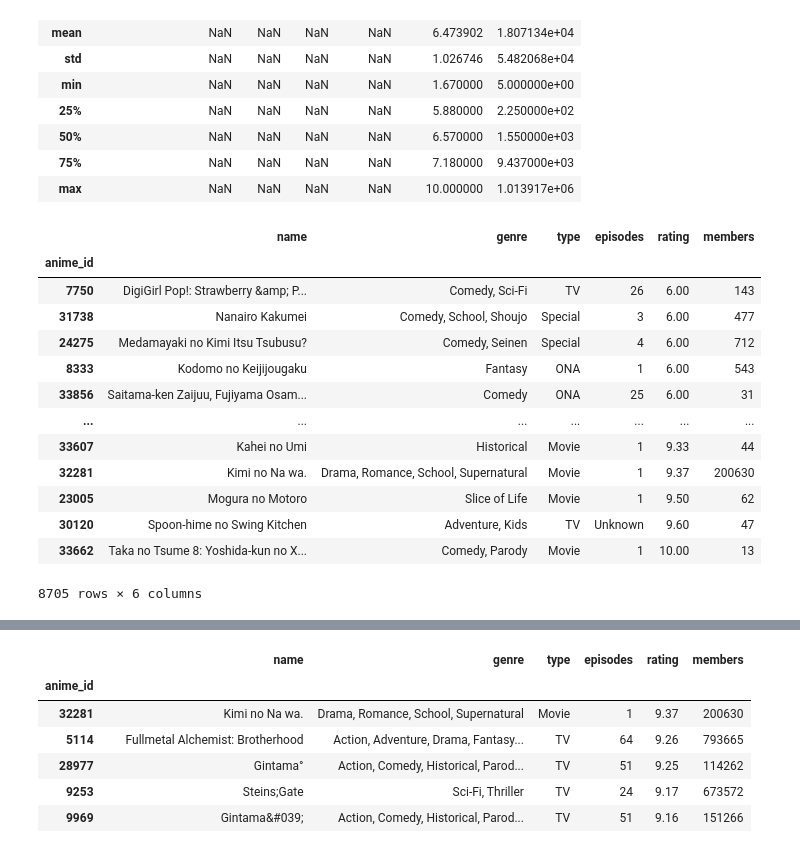
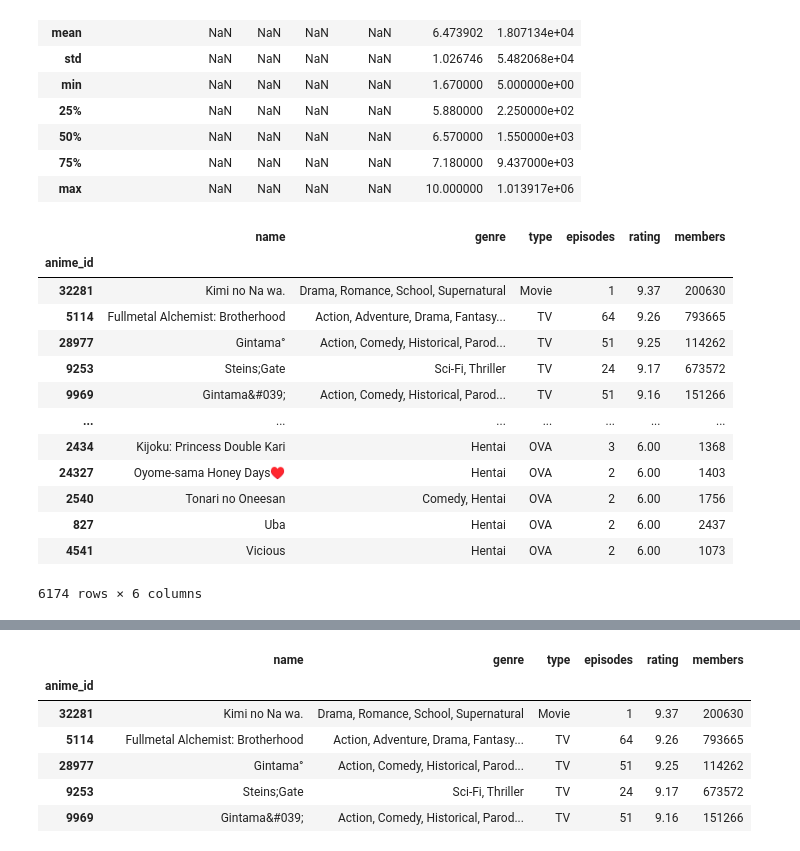
Before and after one commit to ErnestaTum/-Python_mokymai, a Jupyter notebook: baigiamasis_darbas.ipynb, the cells around one changed output, grey strips where cells are left out. Drawn from its saved outputs; the diff is of its cells as text; code cells hidden in the pictures.

```diff
--- a/baigiamasis_darbas.ipynb
+++ b/baigiamasis_darbas.ipynb
@@ -45,20 +45,21 @@ df.describe( include = "all" )
 | 75% | NaN | NaN | NaN | NaN | 7.180000 | 9.437000e+03 |
 | max | NaN | NaN | NaN | NaN | 10.000000 | 1.013917e+06 |
 # %%
-df = df[df["rating"]>=6].sort_values("rating")
+df = df[df["rating"]>=6 & (df["members"]>1000)]
+
 df
 # %% [output]
 |  | name | genre | type | episodes | rating | members |
 | anime_id |  |  |  |  |  |  |
-| 7750 | DigiGirl Pop!: Strawberry &amp; P... | Comedy, Sci-Fi | TV | 26 | 6.00 | 143 |
-| 31738 | Nanairo Kakumei | Comedy, School, Shoujo | Special | 3 | 6.00 | 477 |
-| 24275 | Medamayaki no Kimi Itsu Tsubusu? | Comedy, Seinen | Special | 4 | 6.00 | 712 |
-| 8333 | Kodomo no Keijijougaku | Fantasy | ONA | 1 | 6.00 | 543 |
-| 33856 | Saitama-ken Zaijuu, Fujiyama Osam... | Comedy | ONA | 25 | 6.00 | 31 |
+| 32281 | Kimi no Na wa. | Drama, Romance, School, Supernatural | Movie | 1 | 9.37 | 200630 |
+| 5114 | Fullmetal Alchemist: Brotherhood | Action, Adventure, Drama, Fantasy... | TV | 64 | 9.26 | 793665 |
+| 28977 | Gintama° | Action, Comedy, Historical, Parod... | TV | 51 | 9.25 | 114262 |
+| 9253 | Steins;Gate | Sci-Fi, Thriller | TV | 24 | 9.17 | 673572 |
+| 9969 | Gintama&#039; | Action, Comedy, Historical, Parod... | TV | 51 | 9.16 | 151266 |
 | ... | ... | ... | ... | ... | ... | ... |
-| 33607 | Kahei no Umi | Historical | Movie | 1 | 9.33 | 44 |
-| 32281 | Kimi no Na wa. | Drama, Romance, School, Supernatural | Movie | 1 | 9.37 | 200630 |
-| 23005 | Mogura no Motoro | Slice of Life | Movie | 1 | 9.50 | 62 |
-| 30120 | Spoon-hime no Swing Kitchen | Adventure, Kids | TV | Unknown | 9.60 | 47 |
-| 33662 | Taka no Tsume 8: Yoshida-kun no X... | Comedy, Parody | Movie | 1 | 10.00 | 13 |
+| 2434 | Kijoku: Princess Double Kari | Hentai | OVA | 3 | 6.00 | 1368 |
+| 24327 | Oyome-sama Honey Days♥ | Hentai | OVA | 2 | 6.00 | 1403 |
+| 2540 | Tonari no Oneesan | Comedy, Hentai | OVA | 2 | 6.00 | 1756 |
+| 827 | Uba | Hentai | OVA | 2 | 6.00 | 2437 |
+| 4541 | Vicious | Hentai | OVA | 2 | 6.00 | 1073 |
-8705 rows × 6 columns
+6174 rows × 6 columns
```
Also changed, not shown: parts of 15 cells of this notebook.
